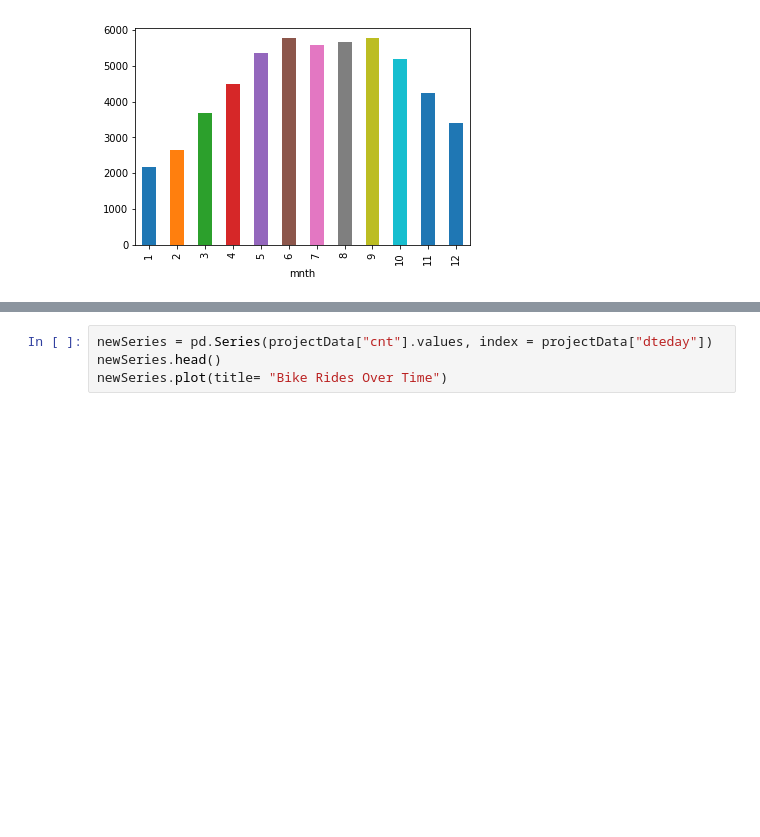
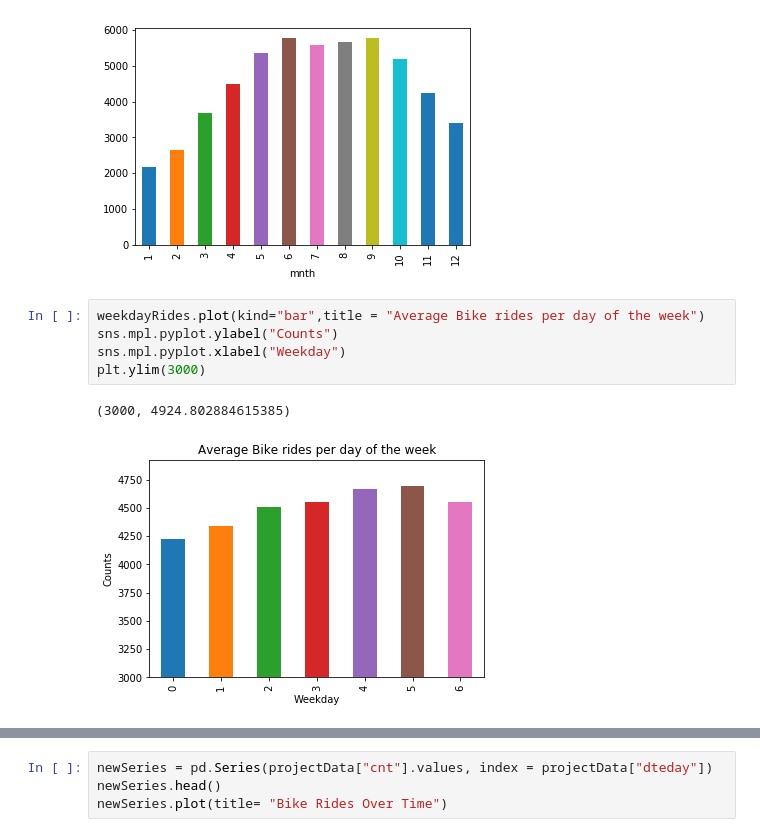
Before and after one commit to meoriordan/Intro-to-Data-Science-Project, a Jupyter notebook: Project.ipynb, the cells around one changed output, grey strips where cells are left out. Saved outputs shown, nothing was run; the diff lists cells and outputs as text; blank space fills up the shorter version.

```diff
--- a/Project.ipynb
+++ b/Project.ipynb
@@ -265,3 +260,11 @@ monthRides.plot(kind="bar")
 # %% [output]
 <matplotlib.axes._subplots.AxesSubplot at 0x...>
 [figure]
+# %%
+weekdayRides.plot(kind="bar",title = "Average Bike rides per day of the week")
+sns.mpl.pyplot.ylabel("Counts")
+sns.mpl.pyplot.xlabel("Weekday")
+plt.ylim(3000)
+# %% [output]
+(3000, 4924.802884615385)
+[figure, added]
```
Also changed, not shown: parts of 30 cells of this notebook.
